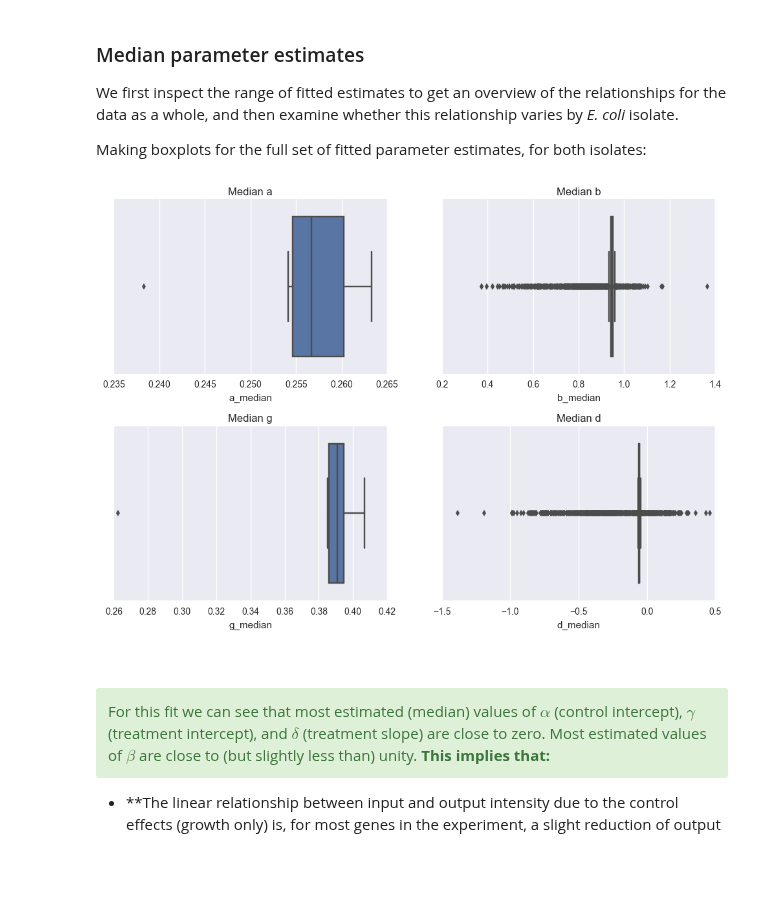
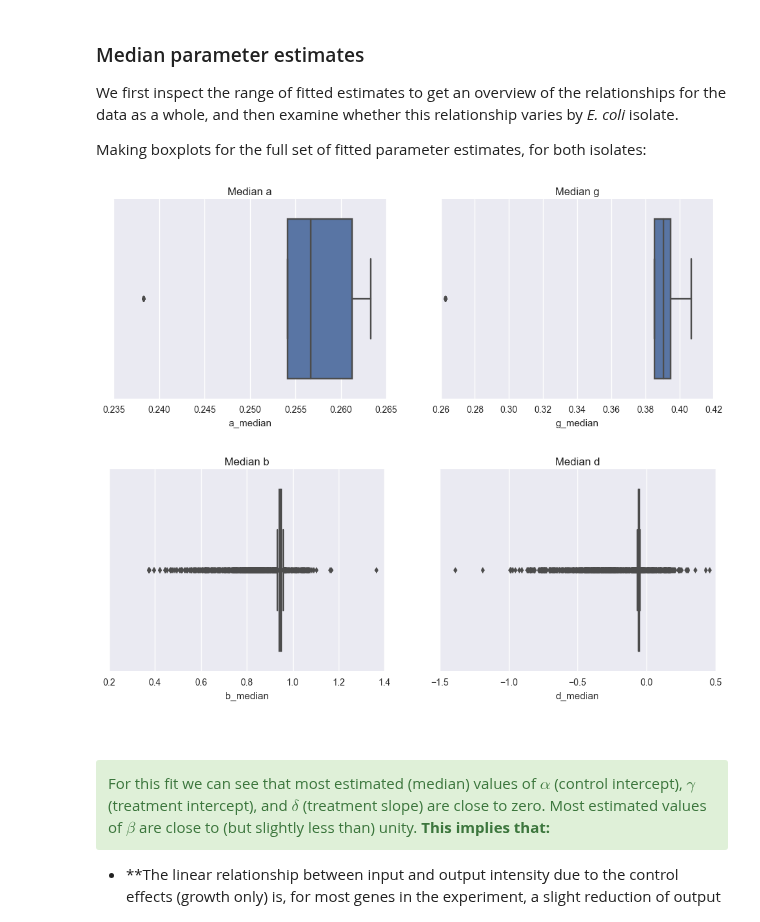
Before and after one commit to widdowquinn/SI_Holmes_etal_2017, a Jupyter notebook: notebooks/02a-full_model_fit.ipynb, the cells around one changed output. Cells and saved outputs as stored; diff of their text form; code cells hidden in the pictures; blank space fills up the shorter version.

```diff
--- a/notebooks/02a-full_model_fit.ipynb
+++ b/notebooks/02a-full_model_fit.ipynb
@@ -348,7 +321,7 @@ len(treatment_fit['a'][0][0])
 # %%
 # Get summary data for parameter estimates
 # use 'fit' for the model fit directly, and 'df'for loaded pickled data
-estimates = tools.extract_variable_summaries(treatment_fit, 'df',
-                                             ['a', 'b', 'g', 'd'],
-                                             [arrays, locus_tags, arrays, locus_tags])
-estimates.head()  # inspect the data
+(estimates_by_probe, estimates) = tools.extract_variable_summaries(treatment_fit, 'df',
+                                                                  ['a', 'b', 'g', 'd'],
+                                                                  [arrays, locus_tags, arrays, locus_tags],
+                                                                  data)
@@ -400,11 +364,16 @@ In the cells below, we visualise the fitted estimates for each of the parameters
 We first inspect the range of fitted estimates to get an overview of the relationships for the data as a whole, and then examine whether this relationship varies by *E. coli* isolate.
 
 Making boxplots for the full set of fitted parameter estimates, for both isolates:
+# %%
+# Visualise median values for parameter estimates of alpha and gamma
+tools.boxplot_medians(estimates_by_probe, ['a', 'g'])
+# %% [output]
+[figure, added]
 # %%
-# Visualise median values for parameter estimates
-tools.boxplot_medians(estimates)
+# Visualise median values for parameter estimates of beta and delta
+tools.boxplot_medians(estimates, ['b', 'd'])
 # %% [output]
-[figure, old version]
+[figure, new version]
 # %% [markdown]
 <br /><div class="alert-success">
 For this fit we can see that most estimated (median) values of $\alpha$ (control intercept), $\gamma$ (treatment intercept), and $\delta$ (treatment slope) are close to zero. Most estimated values of $\beta$ are close to (but slightly less than) unity. **This implies that:**
```
Also changed, not shown: parts of 45 cells of this notebook, 2 other files.
